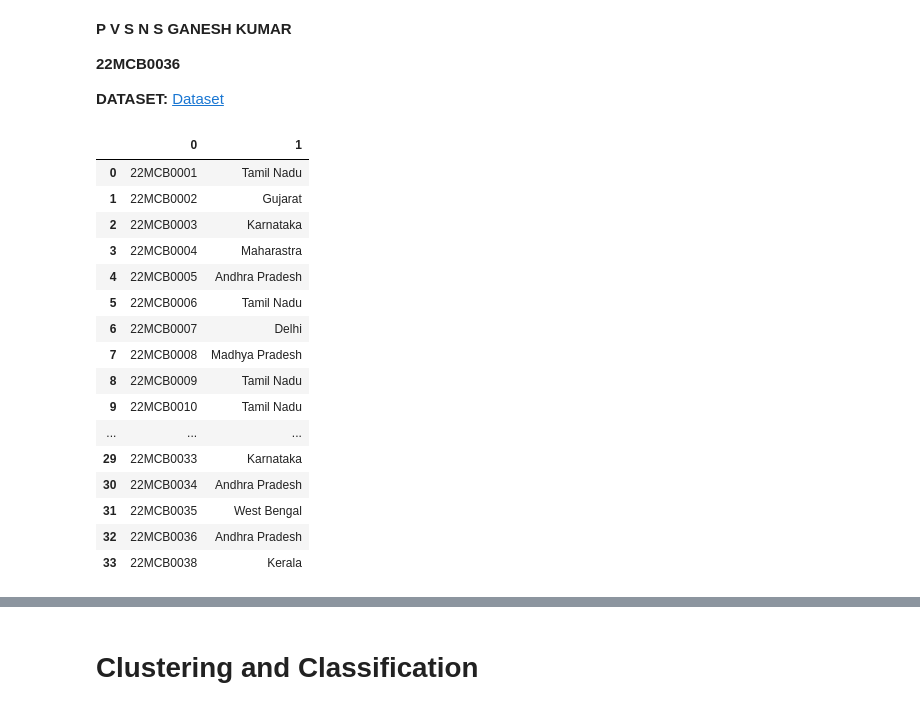
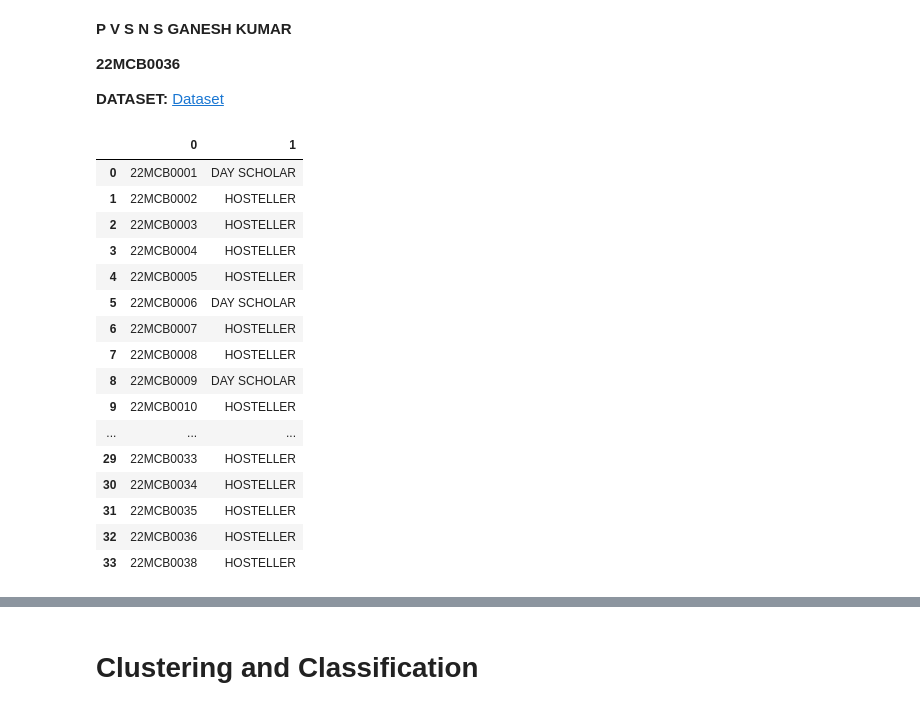
Before and after one commit to KUMARPALAKOLLU/socialNetworkAnalysis, a Jupyter notebook: heterogeneousGraphVisualization&clustering.ipynb, the cells around one changed output, grey strips where cells are left out. Drawn from its saved outputs; the diff is of its cells as text; code cells hidden in the pictures.

```diff
--- a/heterogeneousGraphVisualization&clustering.ipynb
+++ b/heterogeneousGraphVisualization&clustering.ipynb
@@ -17,26 +17,26 @@ state_data = pd.read_csv('/content/drive/MyDrive/Colab Notebooks/student_state.c
 state_data = state_data.head(34)
 degree_data = pd.read_csv('/content/drive/MyDrive/Colab Notebooks/student_ugDegree.csv',header=None)
 stay_data = pd.read_csv('/content/drive/MyDrive/Colab Notebooks/student_stay.csv',header=None)
-# %%
-state_data
-# %% [output]
-|  | 0 | 1 |
-| 0 | 22MCB0001 | Tamil Nadu |
-| 1 | 22MCB0002 | Gujarat |
-| 2 | 22MCB0003 | Karnataka |
-| 3 | 22MCB0004 | Maharastra |
-| 4 | 22MCB0005 | Andhra Pradesh |
-| 5 | 22MCB0006 | Tamil Nadu |
-| 6 | 22MCB0007 | Delhi |
-| 7 | 22MCB0008 | Madhya Pradesh |
-| 8 | 22MCB0009 | Tamil Nadu |
-| 9 | 22MCB0010 | Tamil Nadu |
-| ... | ... | ... |
-| 29 | 22MCB0033 | Karnataka |
-| 30 | 22MCB0034 | Andhra Pradesh |
-| 31 | 22MCB0035 | West Bengal |
-| 32 | 22MCB0036 | Andhra Pradesh |
-| 33 | 22MCB0038 | Kerala |
+# %%
+stay_data
+# %% [output]
+|  | 0 | 1 |
+| 0 | 22MCB0001 | DAY SCHOLAR |
+| 1 | 22MCB0002 | HOSTELLER |
+| 2 | 22MCB0003 | HOSTELLER |
+| 3 | 22MCB0004 | HOSTELLER |
+| 4 | 22MCB0005 | HOSTELLER |
+| 5 | 22MCB0006 | DAY SCHOLAR |
+| 6 | 22MCB0007 | HOSTELLER |
+| 7 | 22MCB0008 | HOSTELLER |
+| 8 | 22MCB0009 | DAY SCHOLAR |
+| 9 | 22MCB0010 | HOSTELLER |
+| ... | ... | ... |
+| 29 | 22MCB0033 | HOSTELLER |
+| 30 | 22MCB0034 | HOSTELLER |
+| 31 | 22MCB0035 | HOSTELLER |
+| 32 | 22MCB0036 | HOSTELLER |
+| 33 | 22MCB0038 | HOSTELLER |
 # %%
 # Create an empty graph
 G = nx.Graph()
```
Also changed, not shown: parts of 5 cells of this notebook.
